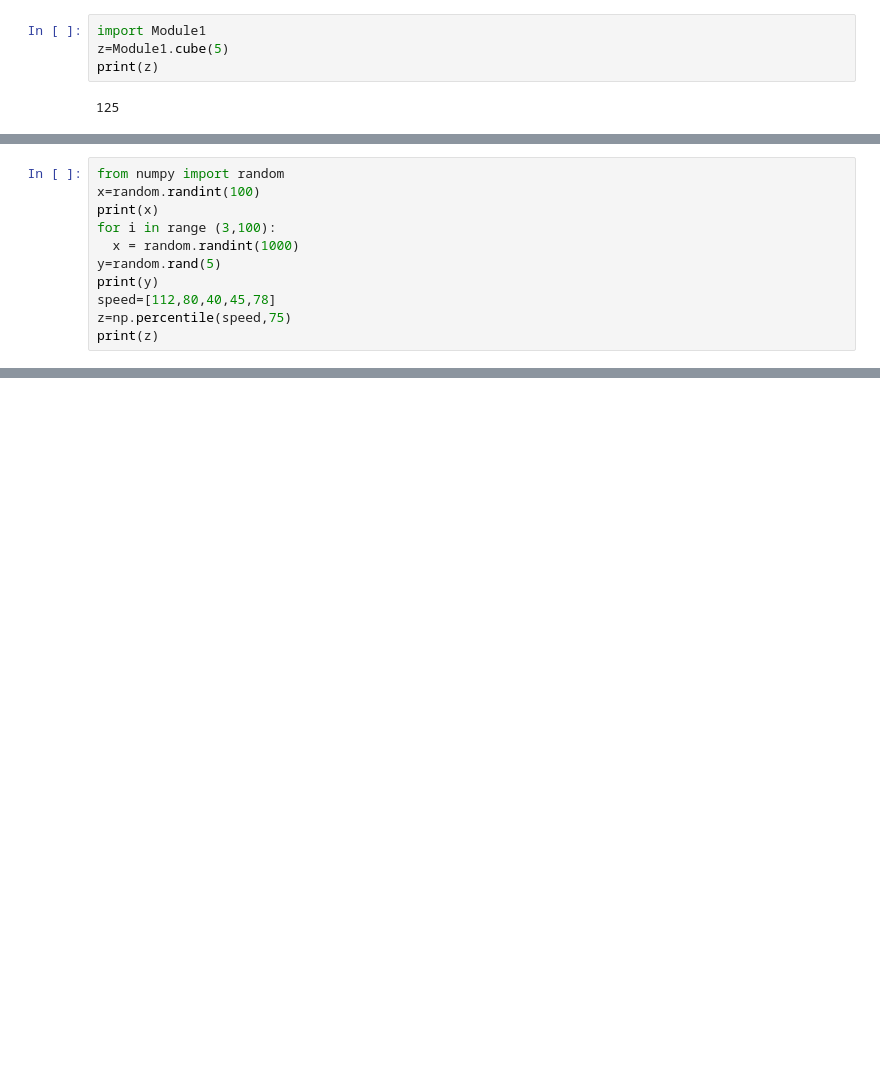
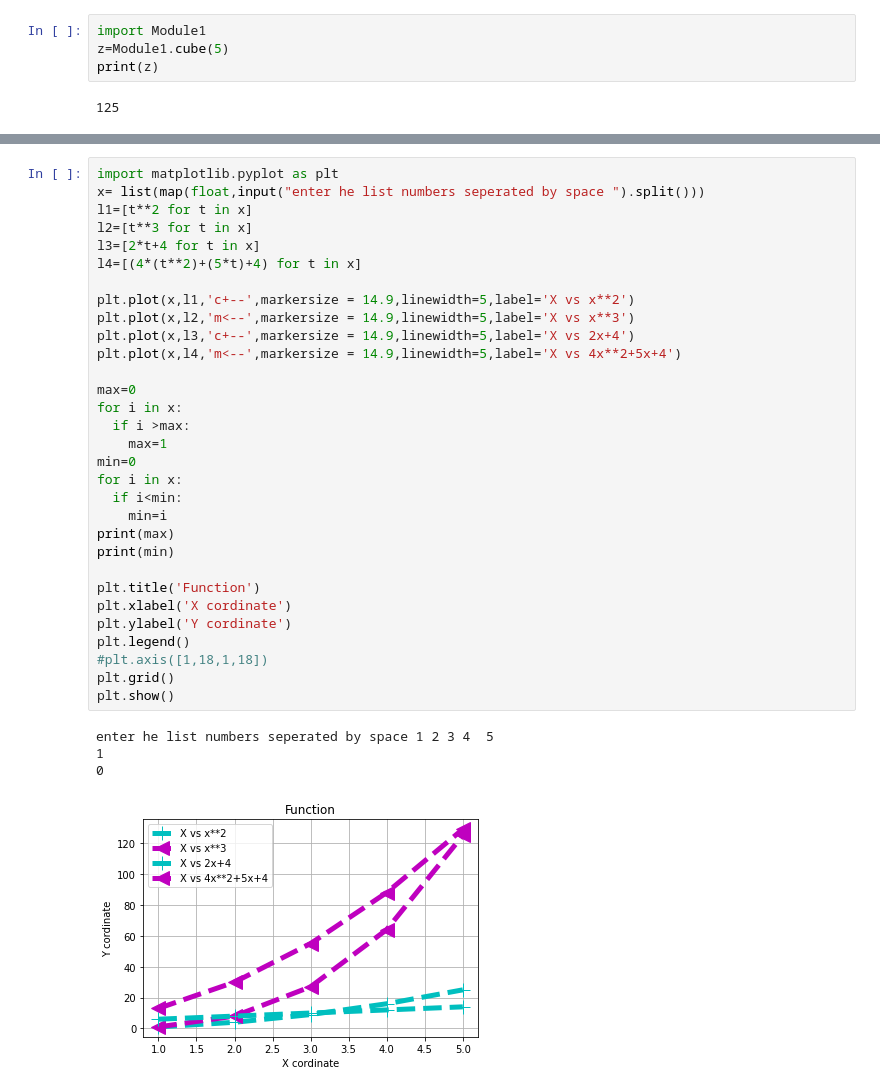
Before and after one commit to aryana322/numpy, a Jupyter notebook: Aryan_033.ipynb, the cells around one changed output, grey strips where cells are left out. Drawn from its saved outputs; the diff is of its cells as text; blank space fills up the shorter version.

```diff
--- a/Aryan_033.ipynb
+++ b/Aryan_033.ipynb
@@ -200,11 +70,0 @@ print(x)
-# %%
-from numpy import random
-x=random.randint(100)
-print(x)
-for i in range (3,100):
-  x = random.randint(1000)
-y=random.rand(5)
-print(y)
-speed=[112,80,40,45,78]
-z=np.percentile(speed,75)
-print(z)
@@ -226,0 +112,36 @@ print(a)
+# %%
+import matplotlib.pyplot as plt
+x= list(map(float,input("enter he list numbers seperated by space ").split()))
+l1=[t**2 for t in x]
+l2=[t**3 for t in x]
+l3=[2*t+4 for t in x]
+l4=[(4*(t**2)+(5*t)+4) for t in x]
+
+plt.plot(x,l1,'c+--',markersize = 14.9,linewidth=5,label='X vs x**2')
+plt.plot(x,l2,'m<--',markersize = 14.9,linewidth=5,label='X vs x**3')
+plt.plot(x,l3,'c+--',markersize = 14.9,linewidth=5,label='X vs 2x+4')
+plt.plot(x,l4,'m<--',markersize = 14.9,linewidth=5,label='X vs 4x**2+5x+4')
+
+max=0
+for i in x:
+  if i >max:
+    max=1
+min=0
+for i in x:
+  if i<min:
+    min=i
+print(max)
+print(min)
+
+plt.title('Function')
+plt.xlabel('X cordinate')
+plt.ylabel('Y cordinate')
+plt.legend()
+#plt.axis([1,18,1,18])
+plt.grid()
+plt.show()
+# %% [output]
+enter he list numbers seperated by space 1 2 3 4  5
+1
+0
+[figure, added]
```
Also changed, not shown: parts of 12 cells of this notebook.
